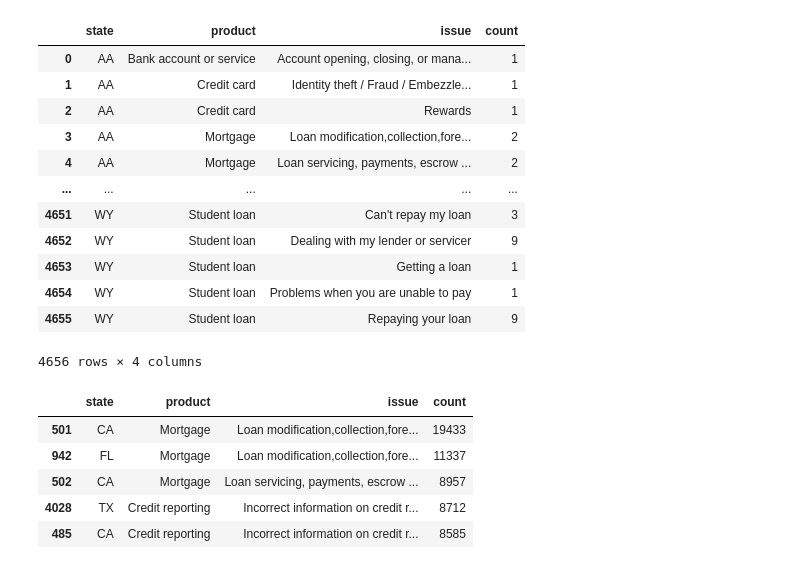
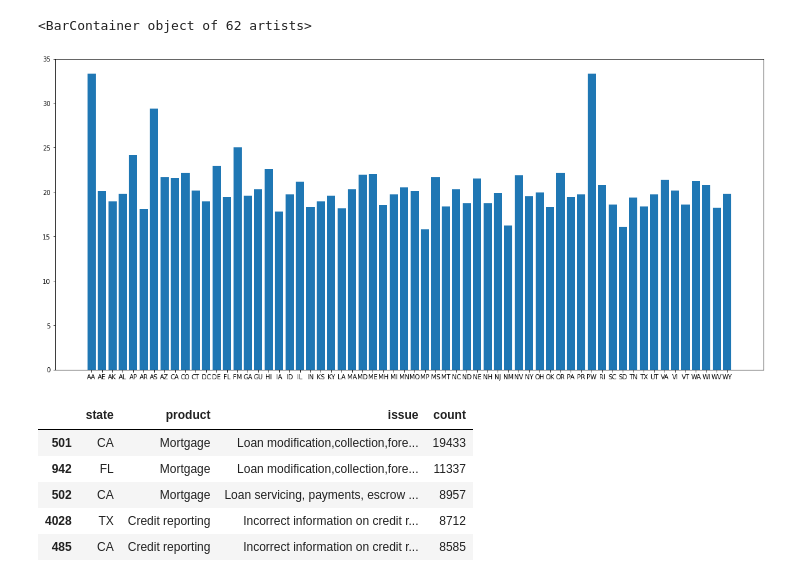
Before and after one commit to quantillinois/data-oa, a Jupyter notebook: consumer_analysis.ipynb, the cells around one changed output. Drawn from its saved outputs; the diff is of its cells as text; code cells hidden in the pictures.

```diff
--- a/consumer_analysis.ipynb
+++ b/consumer_analysis.ipynb
@@ -44,22 +116,13 @@ ax1.bar(disp_states, counts, align='center')
+# %%
+fig2, ax2 = plt.subplots(figsize=(20, 9))
+ax2.bar(disp_st['state'], disp_st['dispute_rate'])
+# %% [output]
+<BarContainer object of 62 artists>
+[figure, added]
 # %%
 #Getting count of issues per state with products
 state_issue_count = df.groupby(['state', 'product', 'issue']).size().reset_index()
 state_issue_count.columns = ['state', 'product', 'issue','count']
-state_issue_count
-# %% [output]
-|  | state | product | issue | count |
-| 0 | AA | Bank account or service | Account opening, closing, or mana... | 1 |
-| 1 | AA | Credit card | Identity theft / Fraud / Embezzle... | 1 |
-| 2 | AA | Credit card | Rewards | 1 |
-| 3 | AA | Mortgage | Loan modification,collection,fore... | 2 |
-| 4 | AA | Mortgage | Loan servicing, payments, escrow ... | 2 |
-| ... | ... | ... | ... | ... |
-| 4651 | WY | Student loan | Can't repay my loan | 3 |
-| 4652 | WY | Student loan | Dealing with my lender or servicer | 9 |
-| 4653 | WY | Student loan | Getting a loan | 1 |
-| 4654 | WY | Student loan | Problems when you are unable to pay | 1 |
-| 4655 | WY | Student loan | Repaying your loan | 9 |
-4656 rows × 4 columns
 # %%
 #States with 5 highest dispute counts, issues and product
 state_issue_count.sort_values(by = 'count', ascending = False).head()
```
Also changed, not shown: parts of 18 cells of this notebook.
